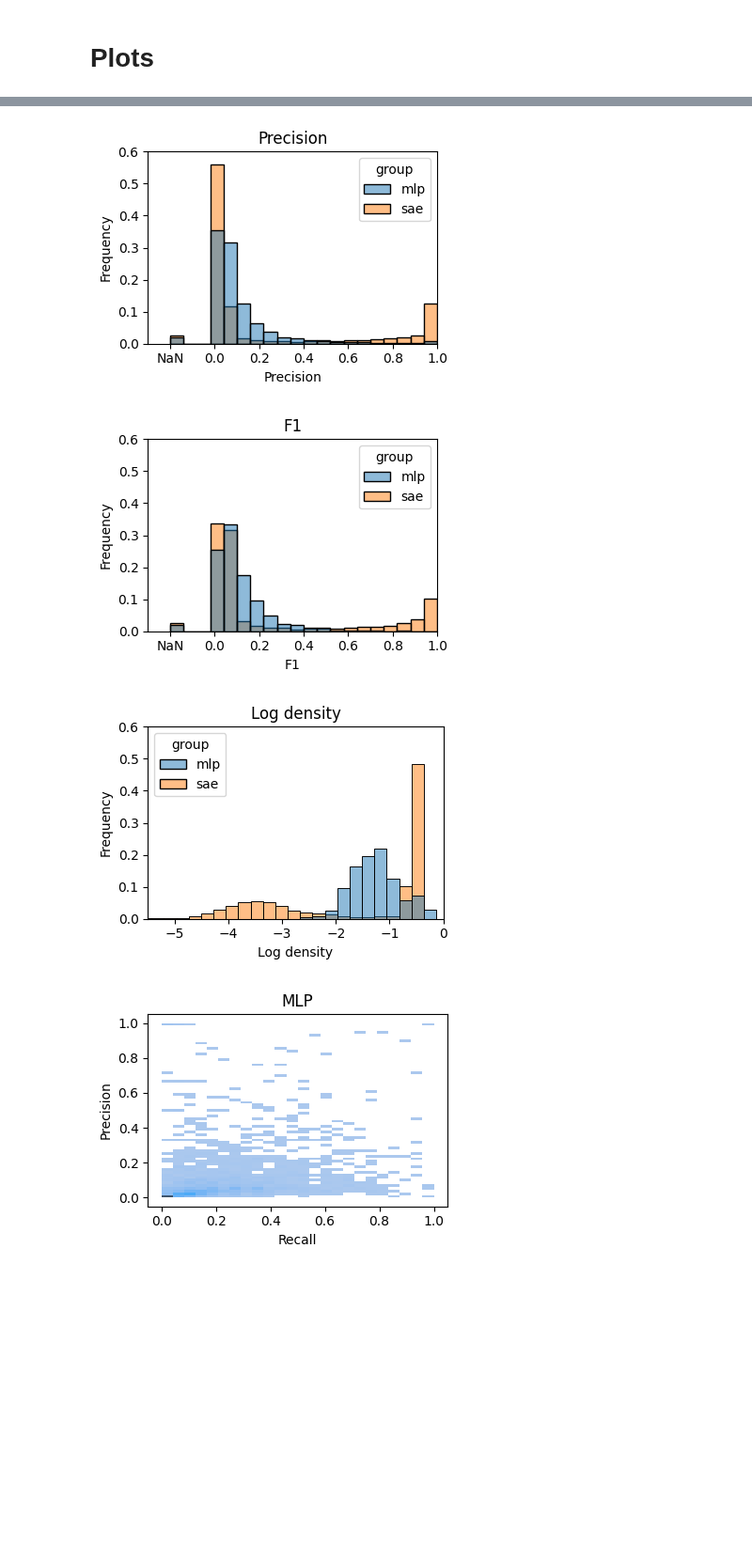
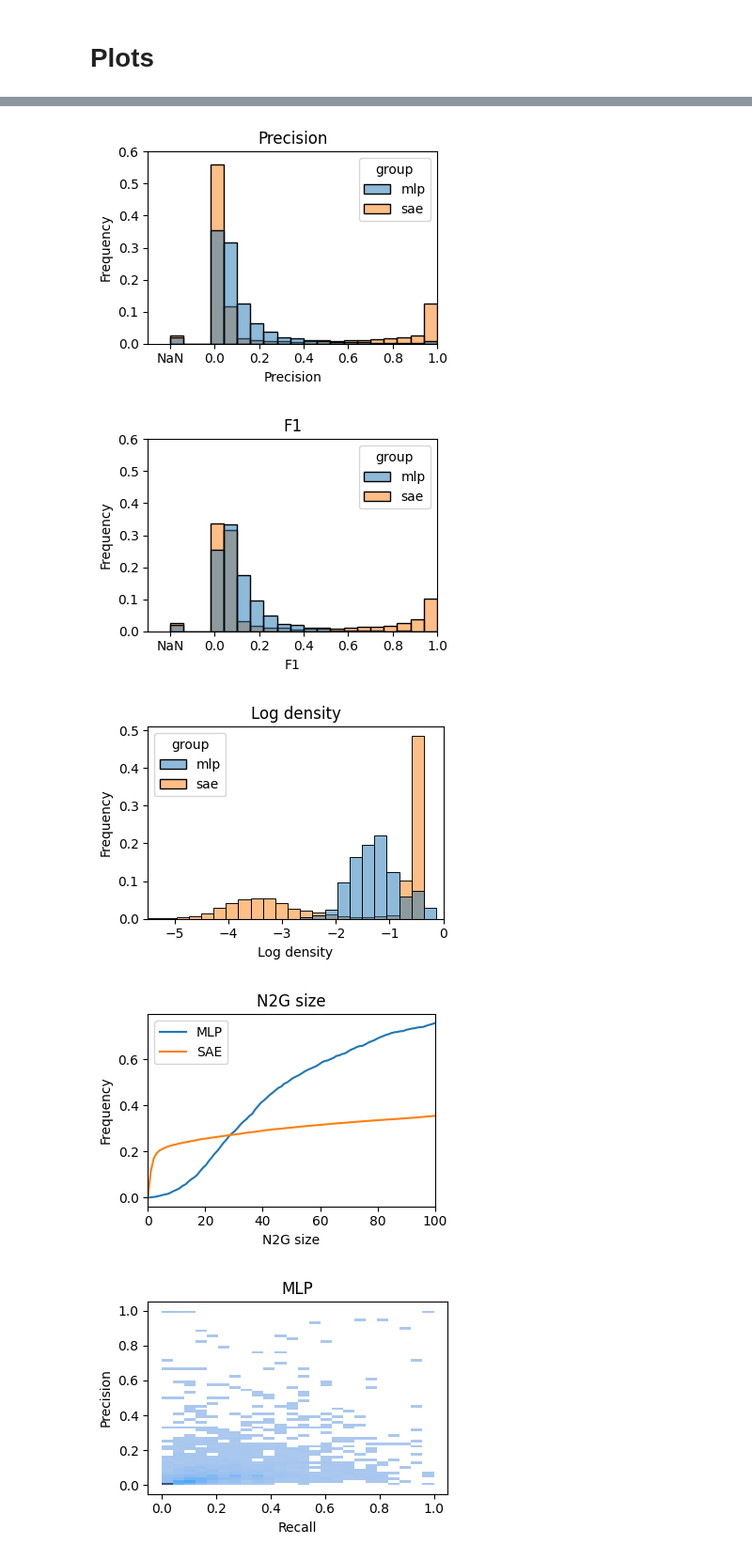
Before and after one commit to albertsgarde/thesis, a Jupyter notebook: sandbox/bootstrap.ipynb, the cells around one changed output, grey strips where cells are left out. Shown at 94% size. Saved outputs shown, nothing was run; the diff lists cells and outputs as text; code cells hidden in the pictures; blank space fills up the shorter version.

```diff
--- a/sandbox/bootstrap.ipynb
+++ b/sandbox/bootstrap.ipynb
@@ -104,7 +117,10 @@ def get_stats(neuron_stats: list[NeuronStats], get: Callable[[NeuronStats], floa
 
 
 def stats_df(
-    stats: list[NeuronStats], feature_densities: Int[Tensor, "num_features num_activation_bins"], group: str
+    stats: list[NeuronStats],
+    feature_densities: Int[Tensor, "num_features num_activation_bins"],
+    n2g_models: list[FeatureModel],
+    group: str,
 ) -> pd.DataFrame:
     densities = feature_densities.cpu().numpy()
     firing_densities = densities[:, FIRING_THRESHOLD_BIN:].sum(axis=1) / densities.sum(axis=1)
@@ -122,13 +138,14 @@ def stats_df(
             "non_firing_count": get_stats(stats, lambda x: x.non_firing.count),
             "density": firing_densities,
             "log_density": np.log10(firing_densities),
+            "n2g_size": [n2g_model.num_nodes() for n2g_model in n2g_models],
             "group": [group] * len(stats),
         }
     )
 
 
-mlp_df = stats_df(stats[:N_MLP], mas_store.feature_densities[:N_MLP], "mlp")
-sae_df = stats_df(stats[N_MLP:], mas_store.feature_densities[N_MLP:], "sae")
+mlp_df = stats_df(stats[:N_MLP], mas_store.feature_densities[:N_MLP], n2g_models[:N_MLP], "mlp")
+sae_df = stats_df(stats[N_MLP:], mas_store.feature_densities[N_MLP:], n2g_models[N_MLP:], "sae")
 
 sae_df.loc[sae_df["density"] == 0, "log_density"] = -100
 
@@ -228,23 +245,18 @@ def plot_all(
     figsize: tuple[float, float],
     save: Path | None = None,
     show: tuple[int, int] | None = None,
-    ylim: float | None = None,
 ) -> None:
     if show:
         figsize = (figsize[0] * show[1], figsize[1] * show[0])
         fig, axes = plt.subplots(show[0], show[1], figsize=figsize)
         for ax, plot in zip(axes.flat, plots, strict=True):
             plot.draw(ax)
-            if ylim:
-                ax.set_ylim(0, ylim)
         plt.tight_layout()
         plt.show()
     if save:
         for plot in plots:
             fig, ax = plt.subplots(figsize=figsize)
             plot.draw(ax)
-            if ylim:
-                ax.set_ylim(0, ylim)
             plt.tight_layout()
             fig.savefig(save / f"{plot.file_name}.pdf")
             plt.show()
@@ -262,7 +274,7 @@ plot_info = [
 ]
 
 
-def quality_plot(ax: Axes, column: str) -> None:
+def quality_plot(ax: Axes, column: str, ylim: float) -> None:
     nan_location = -0.2
     data = df.copy()
     data.loc[~data[column].notnull(), column] = nan_location
@@ -277,6 +289,7 @@ def quality_plot(ax: Axes, column: str) -> None:
     ticks = np.concatenate(([nan_location], np.linspace(0, 1, 6)))
     ax.set_xticks(ticks, labels=[f"{x:.1f}" if x != nan_location else "NaN" for x in ticks])
     ax.set_xlim(-0.3, 1)
+    ax.set_ylim(0, ylim)
 
 
 def density_plot(ax: Axes, min_f1: float) -> None:
@@ -295,36 +308,68 @@ def density_plot(ax: Axes, min_f1: float) -> None:
         weights=1 / data["group"].map(group_counts),
         ax=ax,
     )
     # ax.set_xticks([-6, -5, -4, -3, -2, -1, -0], labels=["-inf", "-5", "-4", "-3", "-2", "-1", "0"])
 
     ax.set_xlim(-5.5, 0)
 
 
+def n2g_size_plot(ax: Axes, min_f1: float) -> None:
+    data = df.copy()
+    data.loc[data["density"] == 0, "log_density"] = -6
+    data = data[~(data["firing_f1"] < min_f1) & (data["log_density"] < 1.2)]
+    group_counts = {
+        "mlp": data[data["group"] == "mlp"].shape[0],
+        "sae": data[data["group"] == "sae"].shape[0],
+    }
+    xs = np.linspace(0, 100, 100)
+    mlp_ys = (
+        np.array([len(data[data["group"].eq("mlp") & (data["n2g_size"] < threshold)]) for threshold in xs])
+        / group_counts["mlp"]
+    )
+    sae_ys = (
+        np.array([len(data[data["group"].eq("sae") & (data["n2g_size"] < threshold)]) for threshold in xs])
+        / group_counts["sae"]
+    )
+    sns.lineplot(x=xs, y=mlp_ys, label="MLP")
+    sns.lineplot(x=xs, y=sae_ys, label="SAE")
+    # ax.set_xticks([-6, -5, -4, -3, -2, -1, -0], labels=["-inf", "-5", "-4", "-3", "-2", "-1", "0"])
+
+    ax.set_xlim(0, 100)
+
+
 plots = [
     Plot(
-        lambda ax, column=column: quality_plot(ax, column),
+        lambda ax, column=column: quality_plot(ax, column, 0.6),
         title=title,
         xlabel=title,
         ylabel="Frequency",
         file_name=f"distribution_{title.lower().replace(' ', '_')}",
     )
     for column, title in plot_info
 ] + [
     Plot(
         lambda ax: density_plot(ax, min_f1=0.0),
         title="Log density",
         xlabel="Log density",
         ylabel="Frequency",
         file_name="distribution_log_density",
     ),
+    Plot(
+        lambda ax: n2g_size_plot(ax, min_f1=0.0),
+        title="N2G size",
+        xlabel="N2G size",
+        ylabel="Frequency",
+        file_name="distribution_n2g_size",
+    ),
 ]
 
-plot_all(plots, figsize=(4, 3), save=figure_path, ylim=0.6)
+plot_all(plots, figsize=(4, 3), save=figure_path)
 # %% [output]
 [figure]
 [figure]
 [figure]
-[figure, old version]
+[figure, new version]
+[figure, added]
 # %%
 plots = [
     Plot(
```
Also changed, not shown: parts of 5 cells of this notebook, 1 other file.
